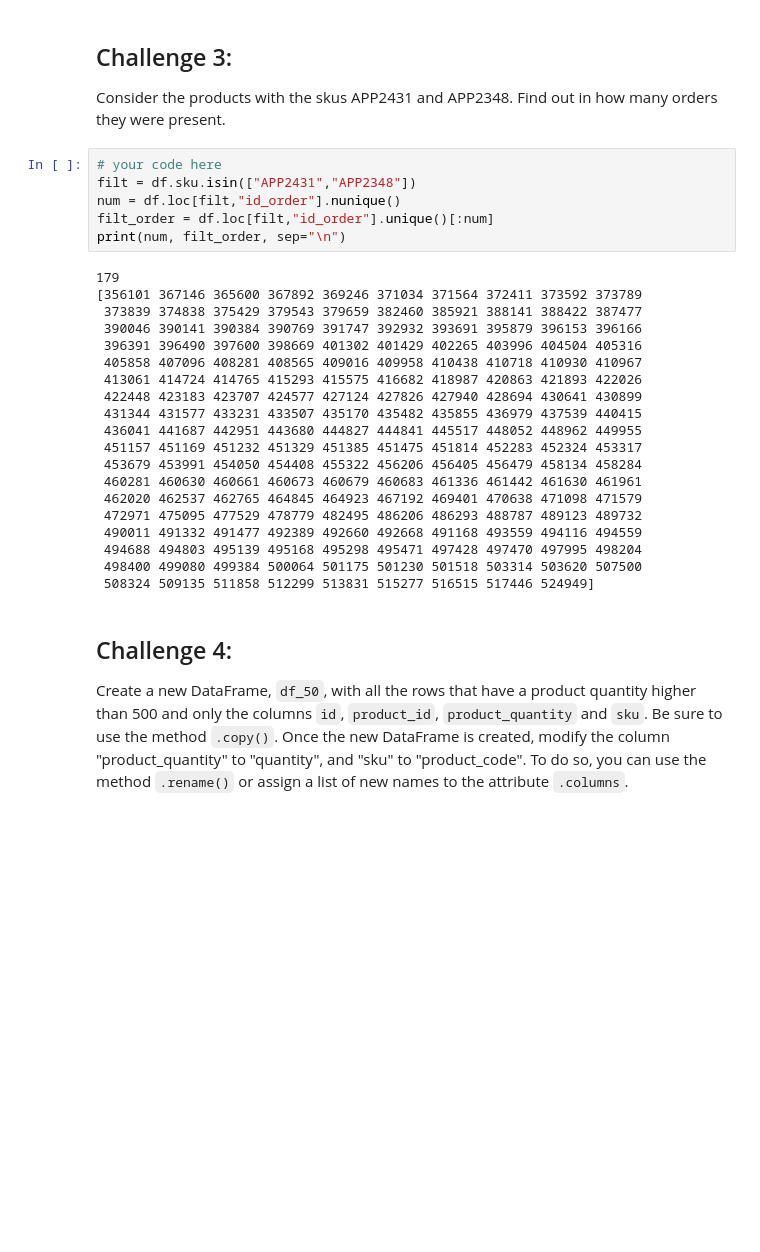
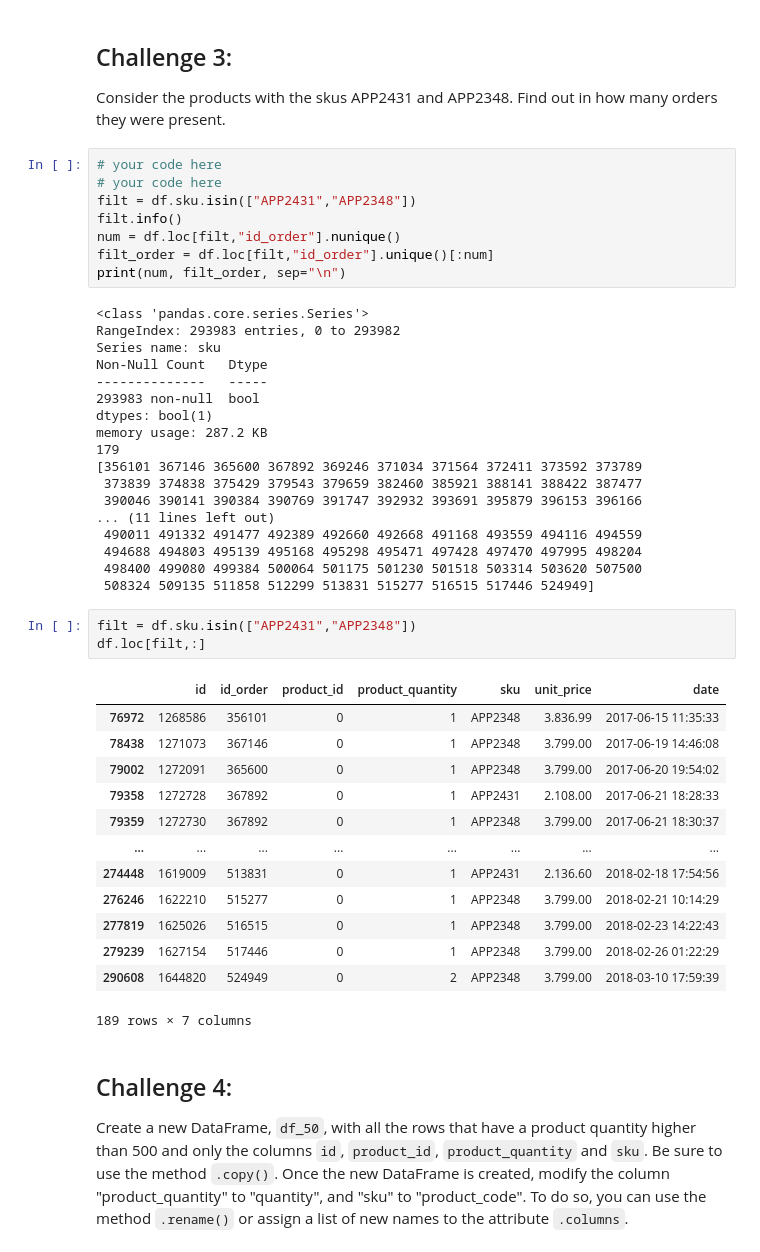
Before and after one commit to PhoenixCC0722/JoinTheGame_Magist, a Jupyter notebook: 3_1_1_data_exploration_challenges.ipynb, the cells around one changed output. Saved outputs shown, nothing was run; the diff lists cells and outputs as text; blank space fills up the shorter version.

```diff
--- a/3_1_1_data_exploration_challenges.ipynb
+++ b/3_1_1_data_exploration_challenges.ipynb
@@ -665,30 +671,47 @@ print(unique_items)
 Consider the products with the skus APP2431 and APP2348. Find out in how many orders they were present.
 # %%
 # your code here
+# your code here
 filt = df.sku.isin(["APP2431","APP2348"])
+filt.info()
 num = df.loc[filt,"id_order"].nunique()
 filt_order = df.loc[filt,"id_order"].unique()[:num]
 print(num, filt_order, sep="\n")
 # %% [output]
+<class 'pandas.core.series.Series'>
+RangeIndex: 293983 entries, 0 to 293982
+Series name: sku
+Non-Null Count   Dtype
+--------------   -----
+293983 non-null  bool
+dtypes: bool(1)
+memory usage: 287.2 KB
 179
 [356101 367146 365600 367892 369246 371034 371564 372411 373592 373789
  373839 374838 375429 379543 379659 382460 385921 388141 388422 387477
  390046 390141 390384 390769 391747 392932 393691 395879 396153 396166
- 396391 396490 397600 398669 401302 401429 402265 403996 404504 405316
- 405858 407096 408281 408565 409016 409958 410438 410718 410930 410967
- 413061 414724 414765 415293 415575 416682 418987 420863 421893 422026
- 422448 423183 423707 424577 427124 427826 427940 428694 430641 430899
- 431344 431577 433231 433507 435170 435482 435855 436979 437539 440415
- 436041 441687 442951 443680 444827 444841 445517 448052 448962 449955
- 451157 451169 451232 451329 451385 451475 451814 452283 452324 453317
- 453679 453991 454050 454408 455322 456206 456405 456479 458134 458284
- 460281 460630 460661 460673 460679 460683 461336 461442 461630 461961
- 462020 462537 462765 464845 464923 467192 469401 470638 471098 471579
- 472971 475095 477529 478779 482495 486206 486293 488787 489123 489732
+... (11 lines left out)
  490011 491332 491477 492389 492660 492668 491168 493559 494116 494559
  494688 494803 495139 495168 495298 495471 497428 497470 497995 498204
  498400 499080 499384 500064 501175 501230 501518 503314 503620 507500
  508324 509135 511858 512299 513831 515277 516515 517446 524949]
+# %%
+filt = df.sku.isin(["APP2431","APP2348"])
+df.loc[filt,:]
+# %% [output]
+|  | id | id_order | product_id | product_quantity | sku | unit_price | date |
+| 76972 | 1268586 | 356101 | 0 | 1 | APP2348 | 3.836.99 | 2017-06-15 11:35:33 |
+| 78438 | 1271073 | 367146 | 0 | 1 | APP2348 | 3.799.00 | 2017-06-19 14:46:08 |
+| 79002 | 1272091 | 365600 | 0 | 1 | APP2348 | 3.799.00 | 2017-06-20 19:54:02 |
+| 79358 | 1272728 | 367892 | 0 | 1 | APP2431 | 2.108.00 | 2017-06-21 18:28:33 |
+| 79359 | 1272730 | 367892 | 0 | 1 | APP2348 | 3.799.00 | 2017-06-21 18:30:37 |
+| ... | ... | ... | ... | ... | ... | ... | ... |
+| 274448 | 1619009 | 513831 | 0 | 1 | APP2431 | 2.136.60 | 2018-02-18 17:54:56 |
+| 276246 | 1622210 | 515277 | 0 | 1 | APP2348 | 3.799.00 | 2018-02-21 10:14:29 |
+| 277819 | 1625026 | 516515 | 0 | 1 | APP2348 | 3.799.00 | 2018-02-23 14:22:43 |
+| 279239 | 1627154 | 517446 | 0 | 1 | APP2348 | 3.799.00 | 2018-02-26 01:22:29 |
+| 290608 | 1644820 | 524949 | 0 | 2 | APP2348 | 3.799.00 | 2018-03-10 17:59:39 |
+189 rows × 7 columns
 # %% [markdown]
 ## Challenge 4:
 Create a new DataFrame, `df_50`, with all the rows that have a product quantity higher than 500 and only the columns `id`, `product_id`, `product_quantity` and `sku`. Be sure to use the method `.copy()`. Once the new DataFrame is created, modify the column "product_quantity" to "quantity", and "sku" to "product_code". To do so, you can use the method `.rename()` or assign a list of new names to the attribute `.columns`.
```
Also changed, not shown: parts of 4 cells of this notebook.
